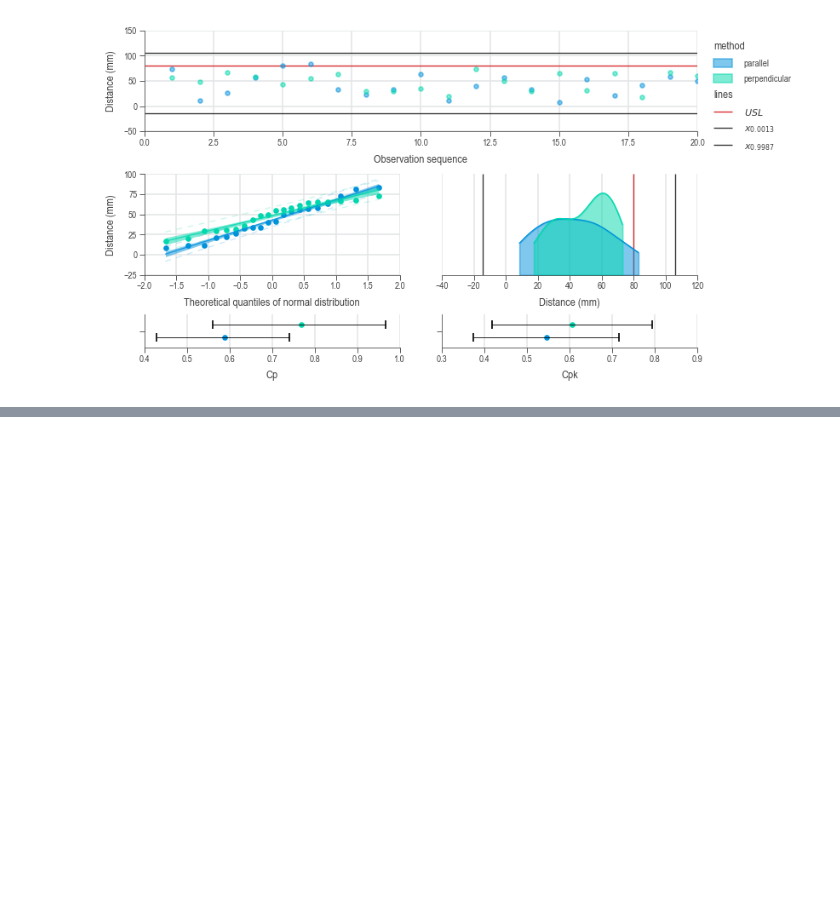
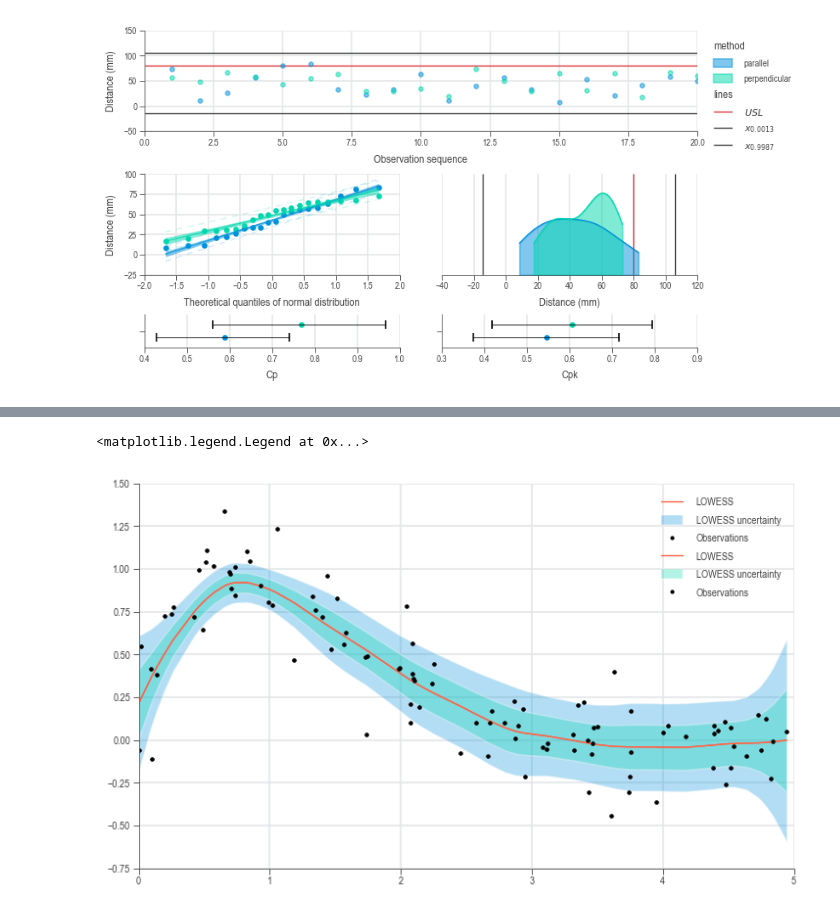
Before and after one commit to j4ggr/DaSPi, a Jupyter notebook: notebooks/doc-content_process-analysis.ipynb, the cells around one changed output, grey strips where cells are left out. Saved outputs shown, nothing was run; the diff lists cells and outputs as text; code cells hidden in the pictures; blank space fills up the shorter version.

```diff
--- a/notebooks/doc-content_process-analysis.ipynb
+++ b/notebooks/doc-content_process-analysis.ipynb
@@ -242,0 +243,69 @@ chart = dsp.MultipleVariateChart(
+# %%
+import numpy as np
+import matplotlib.pyplot as plt
+import daspi as dsp
+
+np.random.seed(1)
+
+def lowess(x, y, f=1./3.):
+    """
+    Basic LOWESS smoother with uncertainty.
+    Note:
+        - Not robust (so no iteration) and
+             only normally distributed errors.
+        - No higher order polynomials d=1
+            so linear smoother.
+    """
+    # get some paras
+    xwidth = f*(x.max()-x.min()) # effective width after reduction factor
+    N = len(x) # number of obs
+    # Don't assume the data is sorted
+    order = np.argsort(x)
+    # storage
+    y_sm = np.zeros_like(y)
+    y_stderr = np.zeros_like(y)
+    # define the weigthing function -- clipping too!
+    tricube = lambda d : np.clip((1- np.abs(d)**3)**3, 0, 1)
+    # run the regression for each observation i
+    for i in range(N):
+        dist = np.abs((x[order][i]-x[order]))/xwidth
+        w = tricube(dist)
+        # form linear system with the weights
+        A = np.stack([w, x[order]*w]).T
+        b = w * y[order]
+        ATA = A.T.dot(A)
+        ATb = A.T.dot(b)
+        # solve the syste
+        sol = np.linalg.solve(ATA, ATb)
+        # predict for the observation only
+        yest = A[i].dot(sol)# equiv of A.dot(yest) just for k
+        place = order[i]
+        y_sm[place]=yest
+        sigma2 = (np.sum((A.dot(sol) -y [order])**2)/N )
+        # Calculate the standard error
+        y_stderr[place] = np.sqrt(sigma2 *
+                                A[i].dot(np.linalg.inv(ATA)
+                                                    ).dot(A[i]))
+    return y_sm, y_stderr
+
+# make some data
+x = 5*np.random.random(100)
+y = np.sin(x) * 3*np.exp(-x) + np.random.normal(0, 0.2, 100)
+order = np.argsort(x)
+#run it
+y_sm, y_std = lowess(x, y, f=1./5.)
+# plot it
+plt.plot(x[order], y_sm[order], color='tomato', label='LOWESS')
+plt.fill_between(x[order], y_sm[order] - 1.96*y_std[order],
+                 y_sm[order] + 1.96*y_std[order], alpha=0.3, label='LOWESS uncertainty')
+plt.plot(x, y, 'k.', label='Observations')
+plt.legend(loc='best')
+#run it
+y_sm, y_std = lowess(x, y, f=1./5.)
+# plot it
+plt.plot(x[order], y_sm[order], color='tomato', label='LOWESS')
+plt.fill_between(x[order], y_sm[order] - y_std[order],
+                 y_sm[order] + y_std[order], alpha=0.3, label='LOWESS uncertainty')
+plt.plot(x, y, 'k.', label='Observations')
+plt.legend(loc='best')
+# %% [output]
@@ -242,0 +329,2 @@ chart = dsp.MultipleVariateChart(
+<matplotlib.legend.Legend at 0x...>
+[figure, added]
```
Also changed, not shown: parts of 5 cells of this notebook, 2 other files.
